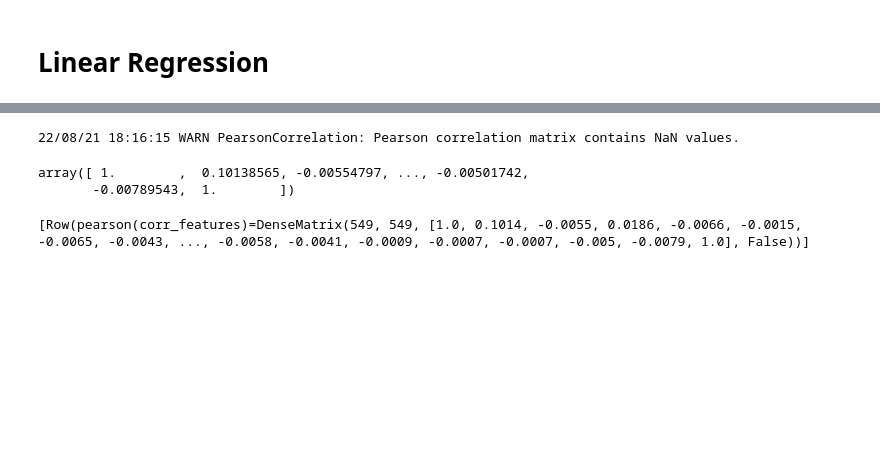
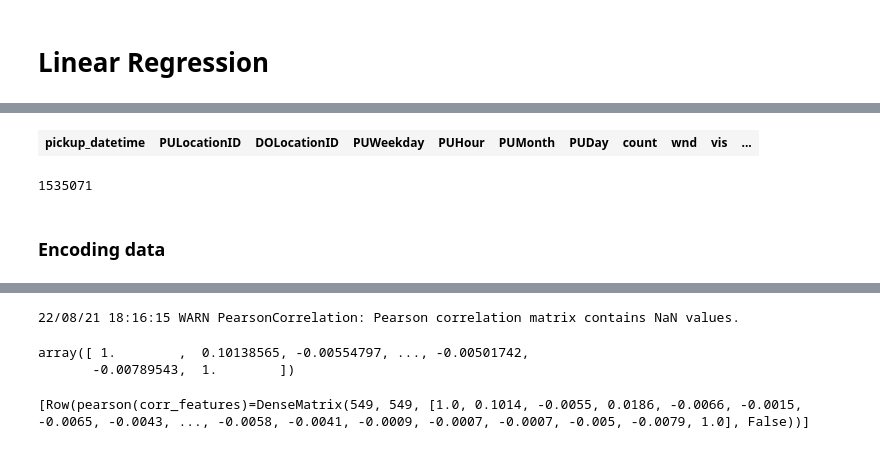
Before and after one commit to MAST30034-Applied-Data-Science/mast30034-project-1-ToomasRo, a Jupyter notebook: notebooks/modelling.ipynb, the cells around one changed output, grey strips where cells are left out. Cells and saved outputs as stored; diff of their text form; code cells hidden in the pictures; blank space fills up the shorter version.

```diff
--- a/notebooks/modelling.ipynb
+++ b/notebooks/modelling.ipynb
@@ -51,0 +87,5 @@ root
+# %%
+testing_sdf = spark.read.parquet('../data/curated/testing/testing.parquet')
+testing_sdf.limit(5)
+# %% [output]
+| pickup_datetime | PULocationID | DOLocationID | PUWeekday | PUHour | PUMonth | PUDay | count | wnd | vis | ... |
@@ -51,0 +94,7 @@ root
+# %%
+sdf = spark.read.parquet('../data/curated/training/train.parquet')
+sdf.count()
+# %% [output]
+1535071
+# %% [markdown]
+### Encoding data
```
Also changed, not shown: parts of 51 cells of this notebook, 3 other files.
